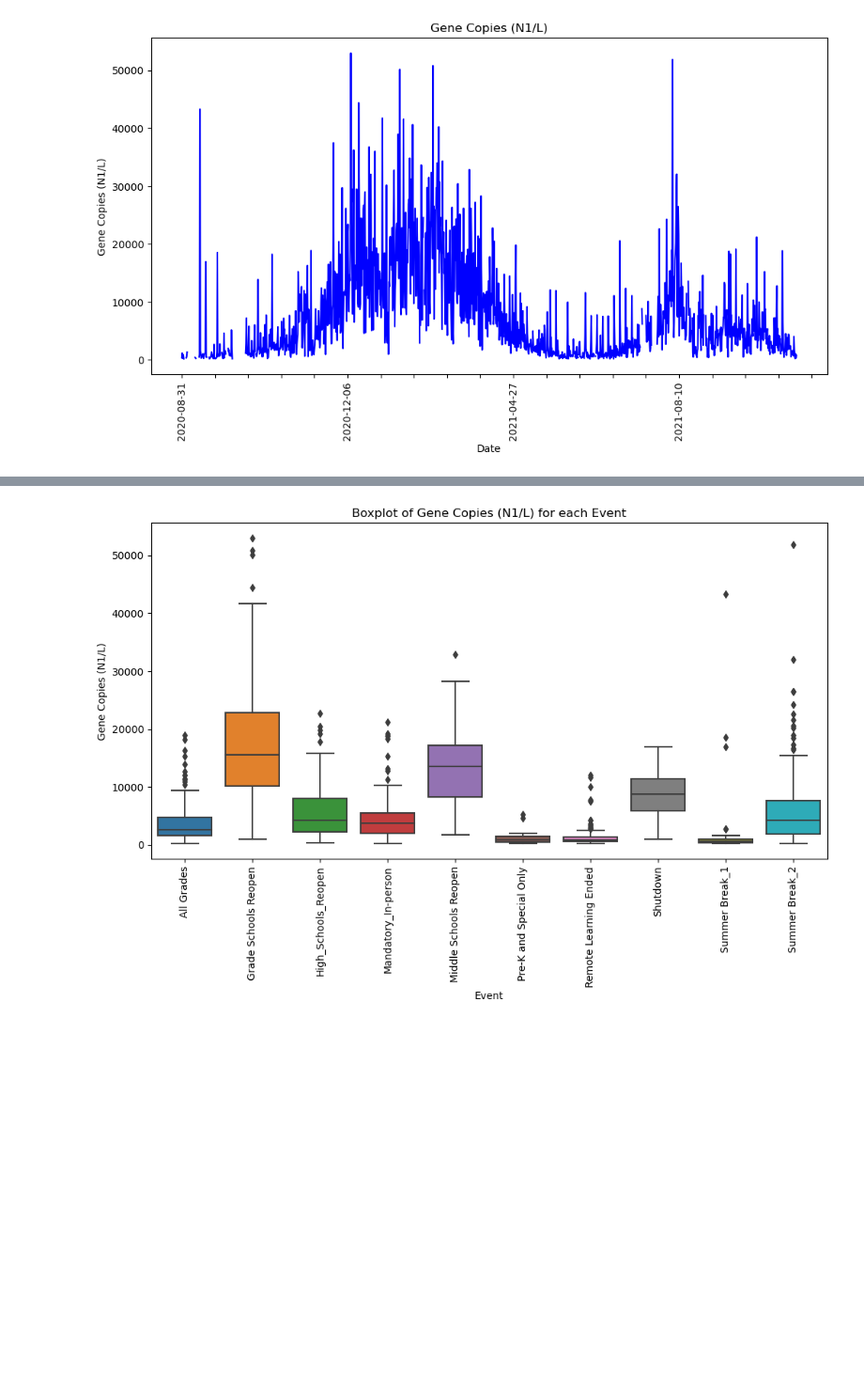
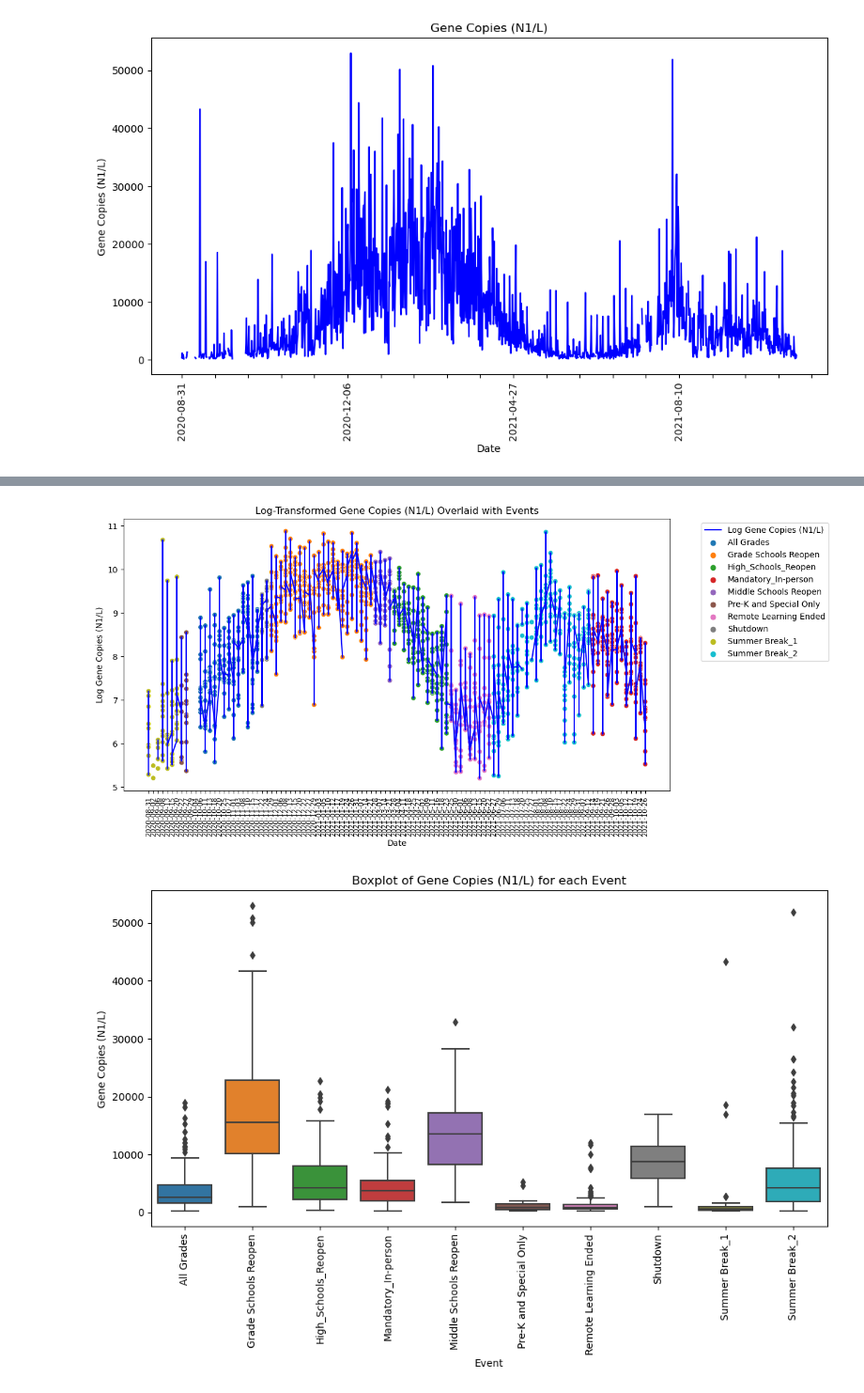
Before and after one commit to Lou-Hines/Covid_Wastewater_and_Schools, a Jupyter notebook: Regression_Modelling/Pre-Omicron_EDA_and_Feature_Engineering.ipynb, the cells around one changed output, grey strips where cells are left out. Shown at 94% size. Drawn from its saved outputs; the diff is of its cells as text; code cells hidden in the pictures; blank space fills up the shorter version.

```diff
--- a/Regression_Modelling/Pre-Omicron_EDA_and_Feature_Engineering.ipynb
+++ b/Regression_Modelling/Pre-Omicron_EDA_and_Feature_Engineering.ipynb
@@ -345 +346,30 @@ plt.show()
+# %%
+# Clearly there is a relation!!! Let's look at the log-transformed gene copies to see if it's even clearer:
+
+merged_df_pre_omi['Log Gene Copies'] = np.log(merged_df_pre_omi['Gene Copies (N1/L)'])
+
+# Create the plot
+plt.figure(figsize=(12, 6))
+
+# Plot the log-transformed wastewater data
+plt.plot(merged_df_pre_omi.index, merged_df_pre_omi['Log Gene Copies'], color='blue', label='Log Gene Copies (N1/L)')
+
+# Add scatterplot of events, color-coded
+sns.scatterplot(x=merged_df_pre_omi.index, y=merged_df_pre_omi['Log Gene Copies'], hue=merged_df_pre_omi['School Status'])
+
+# Rotate x-ticks for better visibility and set their size to small
+plt.xticks(rotation=90)
+plt.tick_params(axis='x', labelsize='small')
+
+# Set labels
+plt.title('Log-Transformed Gene Copies (N1/L) Overlaid with Events')
+plt.xlabel('Date')
+plt.ylabel('Log Gene Copies (N1/L)')
+
+# Display the legend outside the plot area
+plt.legend(bbox_to_anchor=(1.05, 1), loc='upper left')
+
+plt.show()
+# %% [output]
+[figure, added]
 # %%
```
Also changed, not shown: parts of 2 cells of this notebook, 2 other files.
